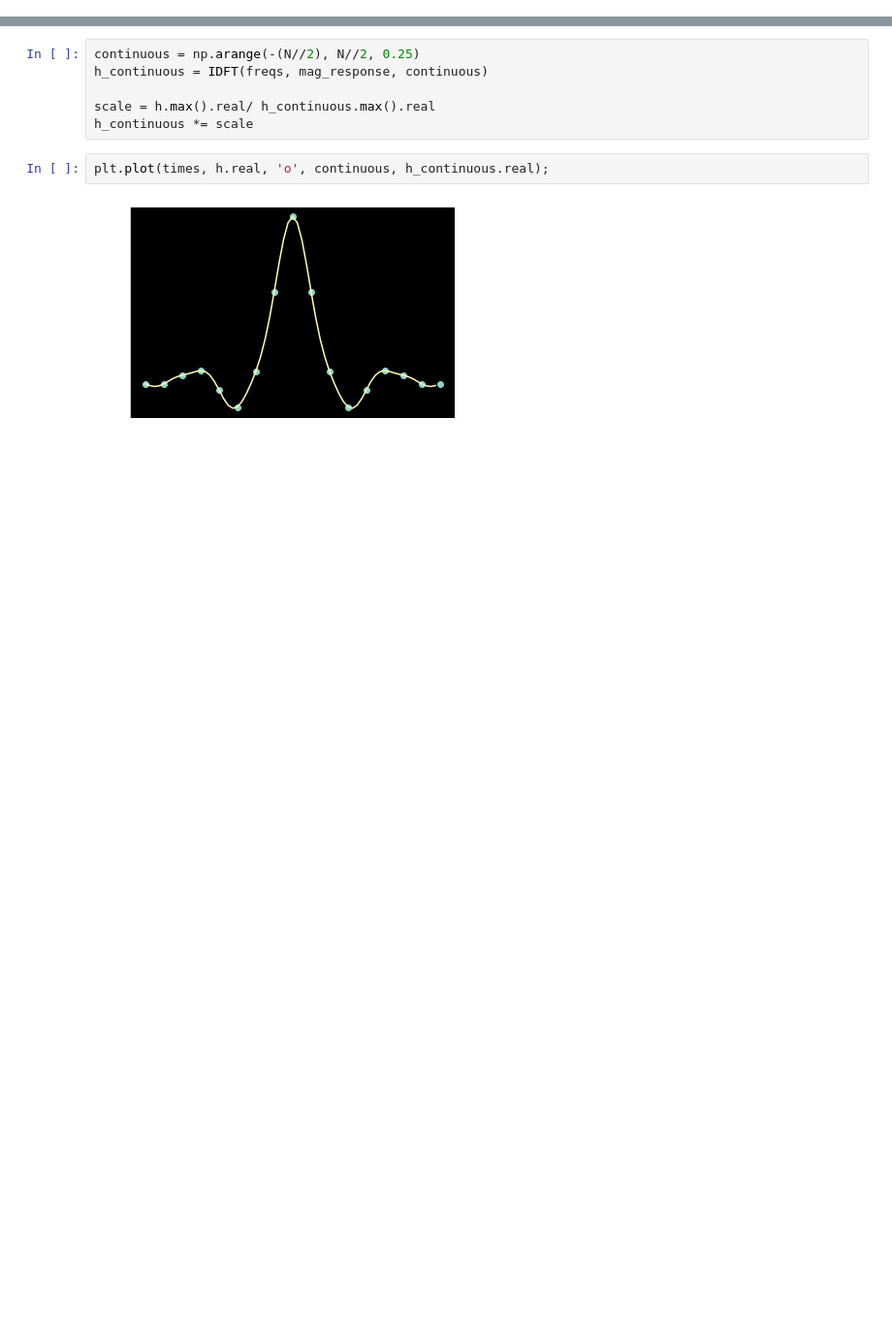
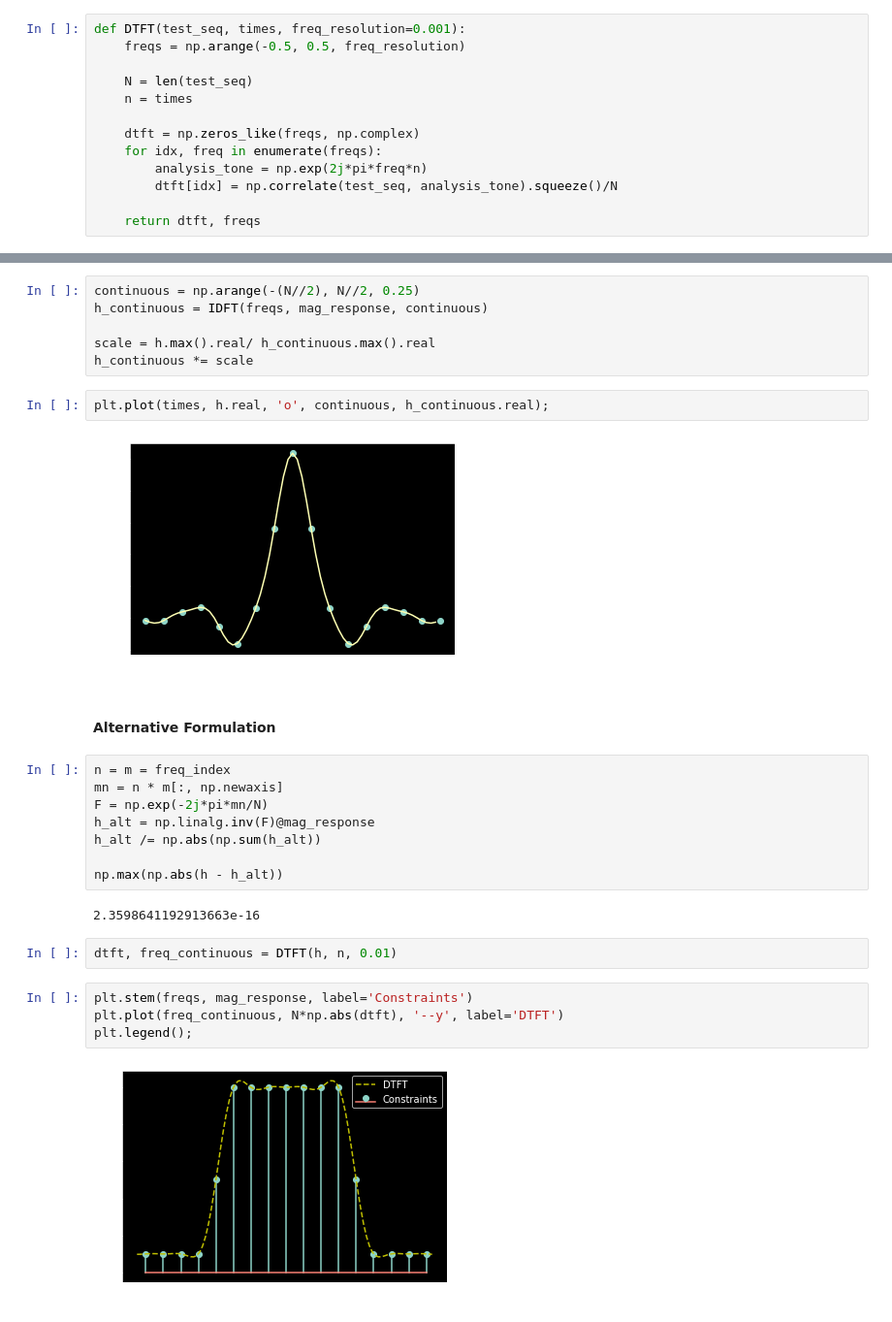
Before and after one commit to mohantyk/dsp_in_comm, a Jupyter notebook: chap3.ipynb, the cells around one changed output, grey strips where cells are left out. Shown at 97% size. Saved outputs shown, nothing was run; the diff lists cells and outputs as text; blank space fills up the shorter version.

```diff
--- a/chap3.ipynb
+++ b/chap3.ipynb
@@ -76,6 +76,19 @@ def IDFT(freqs, H, times):
         tones = np.exp(2j*pi*n*freqs)
         h[idx] = H.dot(tones)
     return h
+# %%
+def DTFT(test_seq, times, freq_resolution=0.001):
+    freqs = np.arange(-0.5, 0.5, freq_resolution)
+
+    N = len(test_seq)
+    n = times
+
+    dtft = np.zeros_like(freqs, np.complex)
+    for idx, freq in enumerate(freqs):
+        analysis_tone = np.exp(2j*pi*freq*n)
+        dtft[idx] = np.correlate(test_seq, analysis_tone).squeeze()/N
+
+    return dtft, freqs
 # %%
 times = freq_index
 h = IDFT(freqs, mag_response, freq_index)
@@ -90,3 +108,23 @@ h_continuous *= scale
 plt.plot(times, h.real, 'o', continuous, h_continuous.real);
 # %% [output]
 [figure]
+# %% [markdown]
+#### Alternative Formulation
+# %%
+n = m = freq_index
+mn = n * m[:, np.newaxis]
+F = np.exp(-2j*pi*mn/N)
+h_alt = np.linalg.inv(F)@mag_response
+h_alt /= np.abs(np.sum(h_alt))
+
+np.max(np.abs(h - h_alt))
+# %% [output]
+2.3598641192913663e-16
+# %%
+dtft, freq_continuous = DTFT(h, n, 0.01)
+# %%
+plt.stem(freqs, mag_response, label='Constraints')
+plt.plot(freq_continuous, N*np.abs(dtft), '--y', label='DTFT')
+plt.legend();
+# %% [output]
+[figure, added]
```
Also changed, not shown: parts of 5 cells of this notebook.
